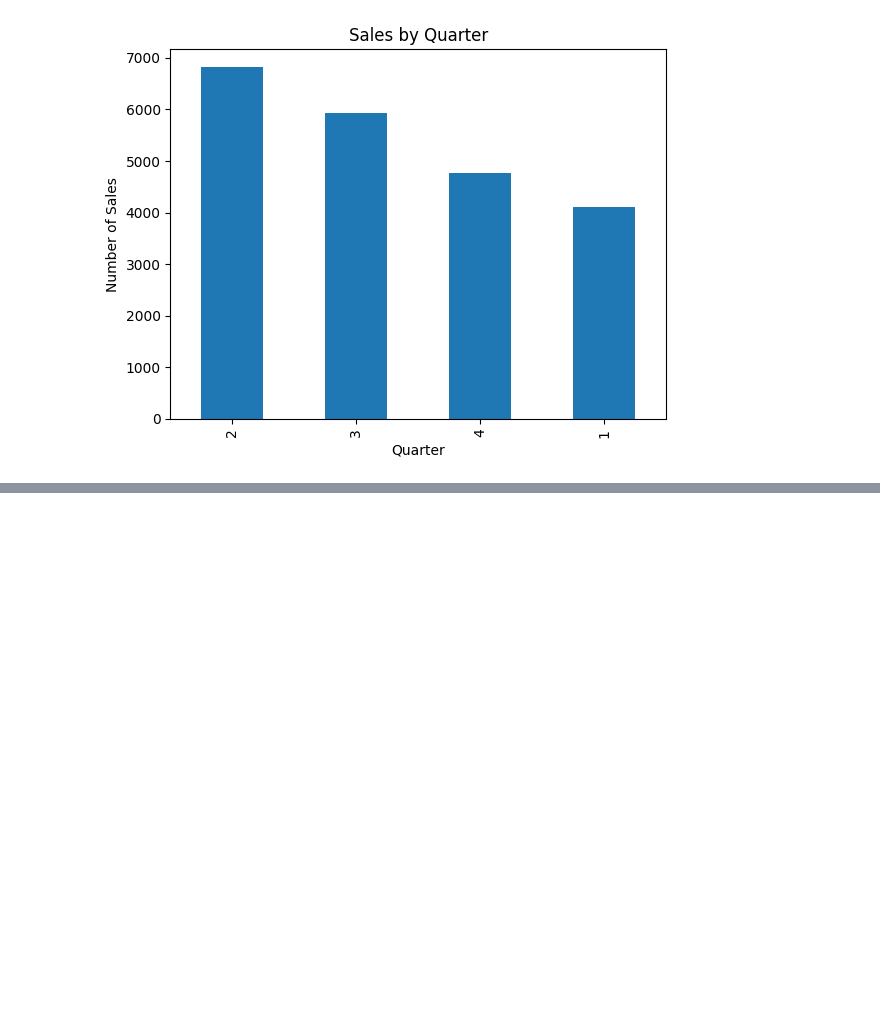
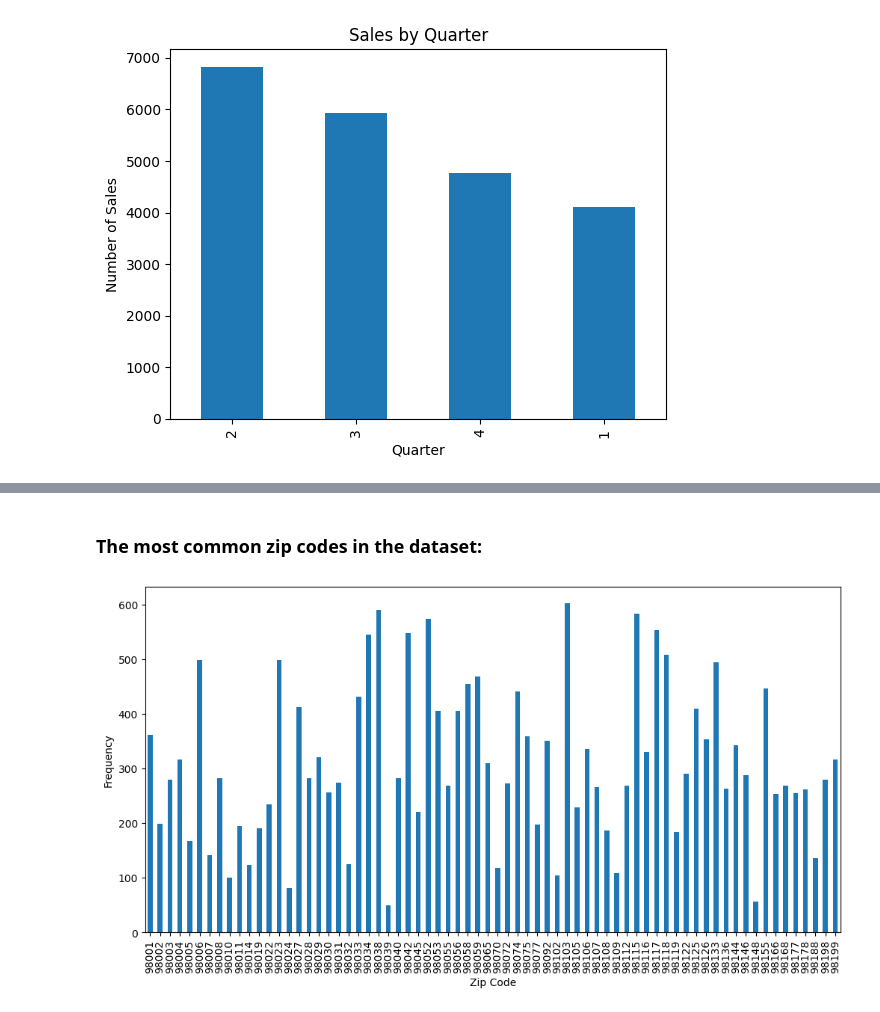
Before and after one commit to YaqoobD/KC_houses_data_Analysis, a Jupyter notebook: houses_sale.ipynb, the cells around one changed output, grey strips where cells are left out. Saved outputs shown, nothing was run; the diff lists cells and outputs as text; code cells hidden in the pictures; blank space fills up the shorter version.

```diff
--- a/houses_sale.ipynb
+++ b/houses_sale.ipynb
@@ -278,0 +302,11 @@ plt.show()
+# %% [markdown]
+### The most common zip codes in the dataset:
+# %%
+# Count frequency of each zip code and plot as a bar chart
+zip_counts = sales.zipcode.value_counts().sort_index()
+zip_counts.plot(kind='bar', figsize=(12,6))
+plt.xlabel('Zip Code')
+plt.ylabel('Frequency')
+plt.show()
+# %% [output]
+[figure, added]
```
Also changed, not shown: parts of 15 cells of this notebook.
